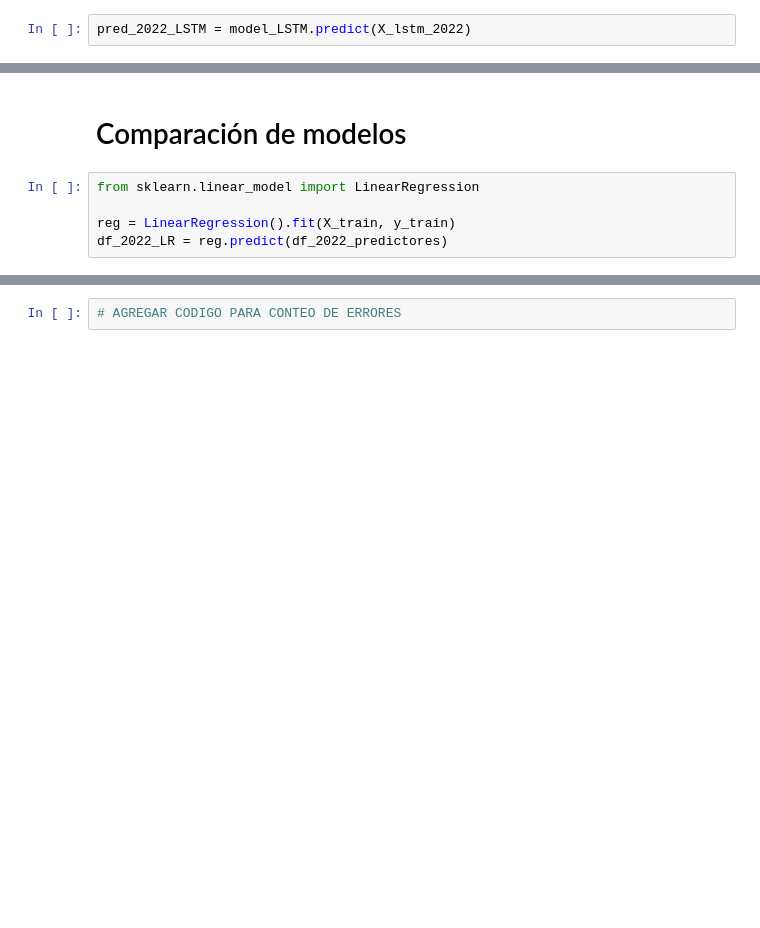
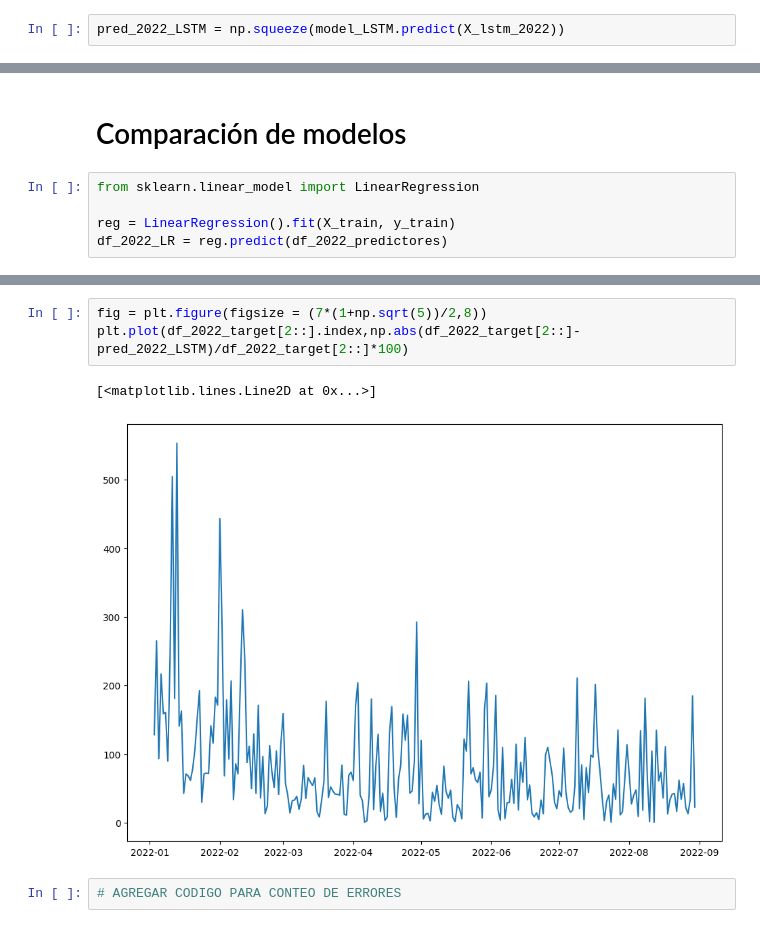
Before and after one commit to Fran-GS-96/Presentacion_NLHPC, a Jupyter notebook: Presentacion_NLHPC.ipynb, the cells around one changed output, grey strips where cells are left out. Cells and saved outputs as stored; diff of their text form; blank space fills up the shorter version.

```diff
--- a/Presentacion_NLHPC.ipynb
+++ b/Presentacion_NLHPC.ipynb
@@ -350,7 +356,7 @@ loss, mae, mse, mape = model_LSTM.evaluate(X_test_lstm,Y_test_lstm)
 # %% [markdown]
 ## 4.- Predicción
 # %%
-pred_2022_LSTM = model_LSTM.predict(X_lstm_2022)
+pred_2022_LSTM = np.squeeze(model_LSTM.predict(X_lstm_2022))
 # %% [output]
 8/8 [==============================] - 0s 2ms/step
 # %% [markdown]
@@ -418,3 +424,9 @@ plt.show()
+# %%
+fig = plt.figure(figsize = (7*(1+np.sqrt(5))/2,8))
+plt.plot(df_2022_target[2::].index,np.abs(df_2022_target[2::]-pred_2022_LSTM)/df_2022_target[2::]*100)
+# %% [output]
+[<matplotlib.lines.Line2D at 0x...>]
+[figure, added]
 # %%
 # AGREGAR CODIGO PARA CONTEO DE ERRORES
 # %%
```
Also changed, not shown: parts of 29 cells of this notebook, 2 other files.
